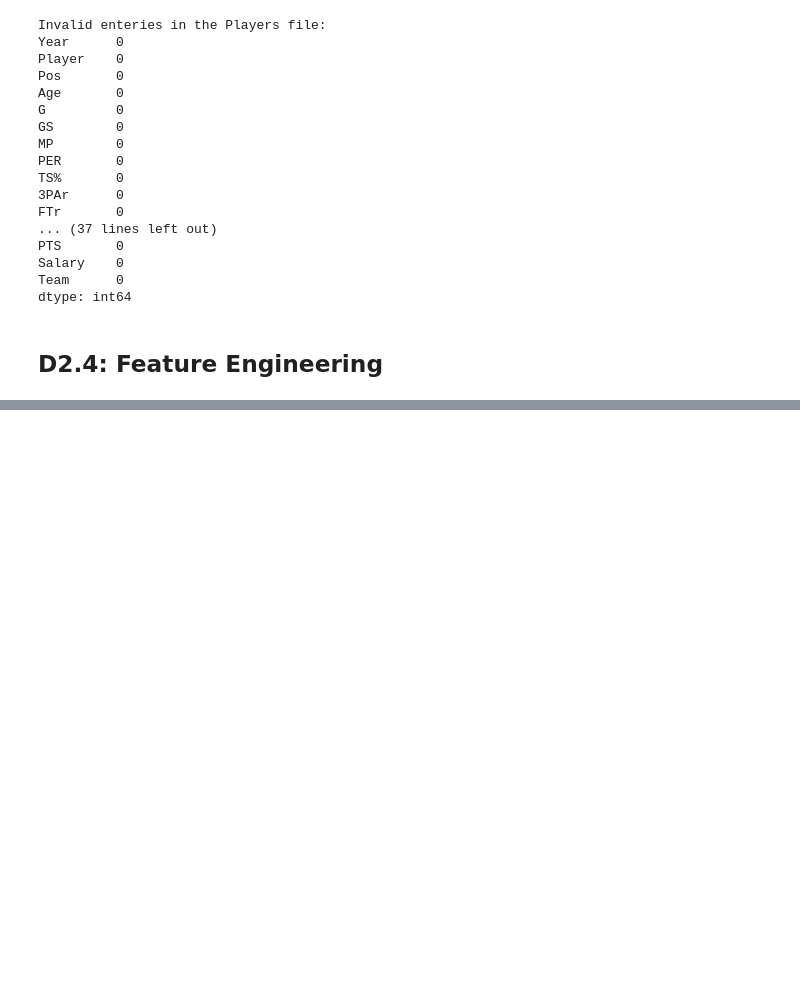
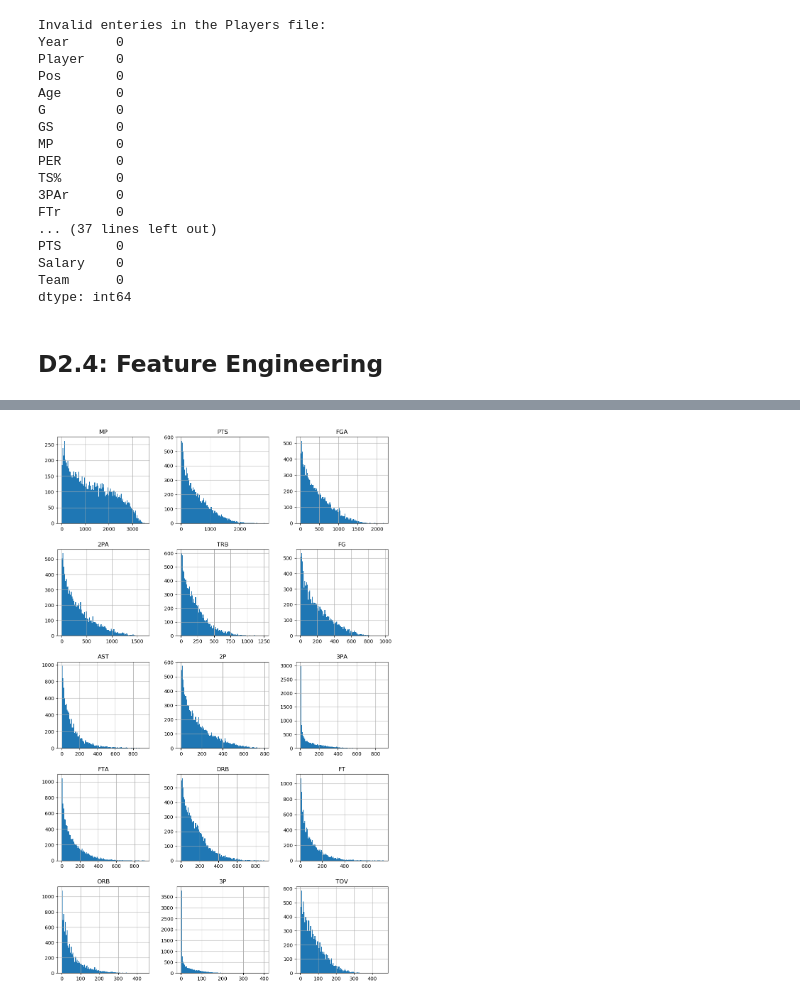
Before and after one commit to AndrewEdward37/15288_Final_Project, a Jupyter notebook: NBA_Salaries_QuAM.ipynb, the cells around one changed output, grey strips where cells are left out. Drawn from its saved outputs; the diff is of its cells as text; code cells hidden in the pictures; blank space fills up the shorter version.

```diff
--- a/NBA_Salaries_QuAM.ipynb
+++ b/NBA_Salaries_QuAM.ipynb
@@ -447,0 +614,10 @@ Yhat = OLS.predict(X)
+# %%
+fig, axes = plt.subplots(len(best_features.columns)//3, 3, figsize=(12, 20))
+
+i = 0
+for triaxis in axes:
+    for axis in triaxis:
+        best_features.hist(column = best_features.columns[i], bins = 100, ax=axis)
+        i = i+1
+# %% [output]
+[figure, added]
```
Also changed, not shown: parts of 37 cells of this notebook.
